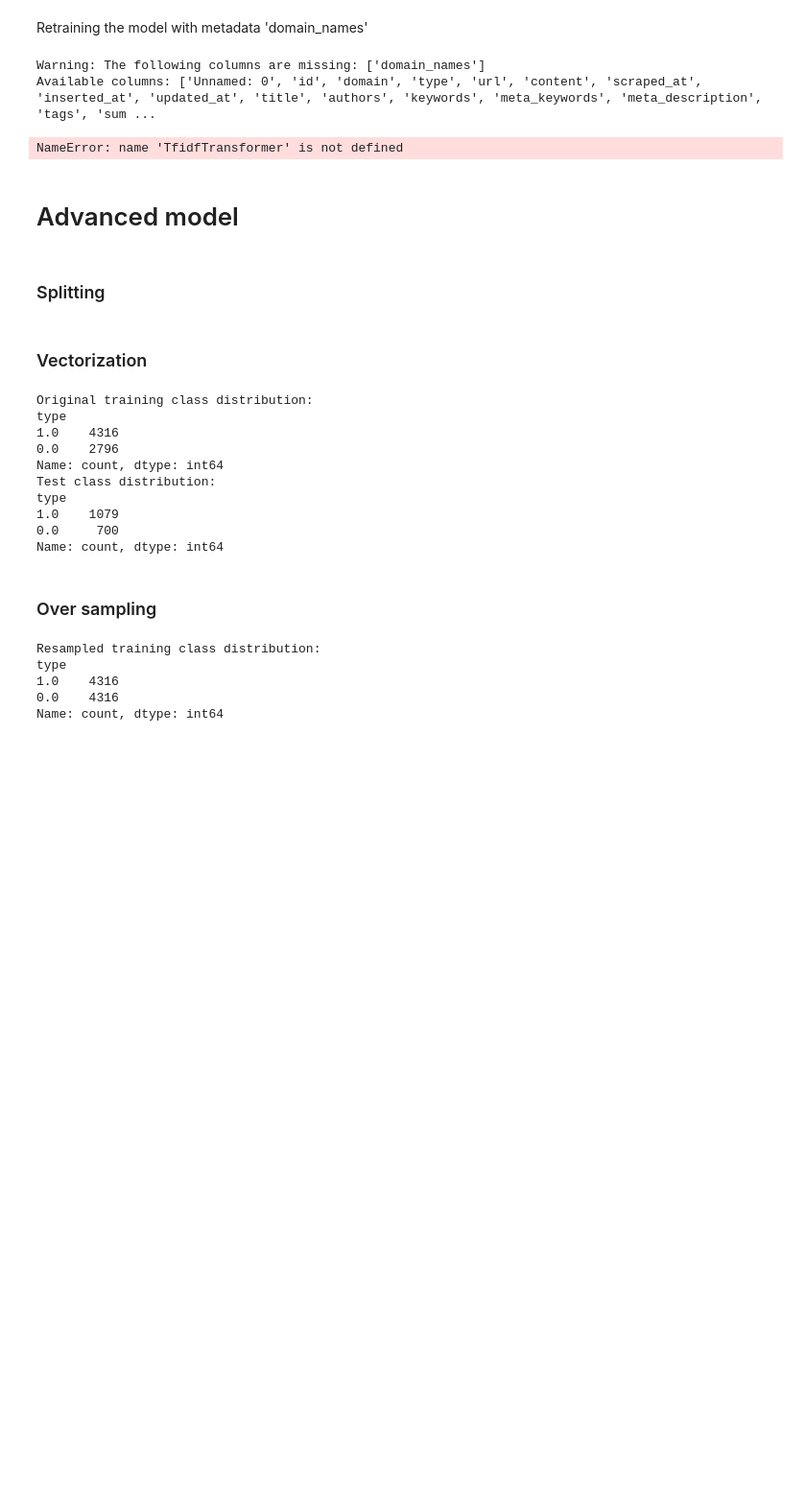
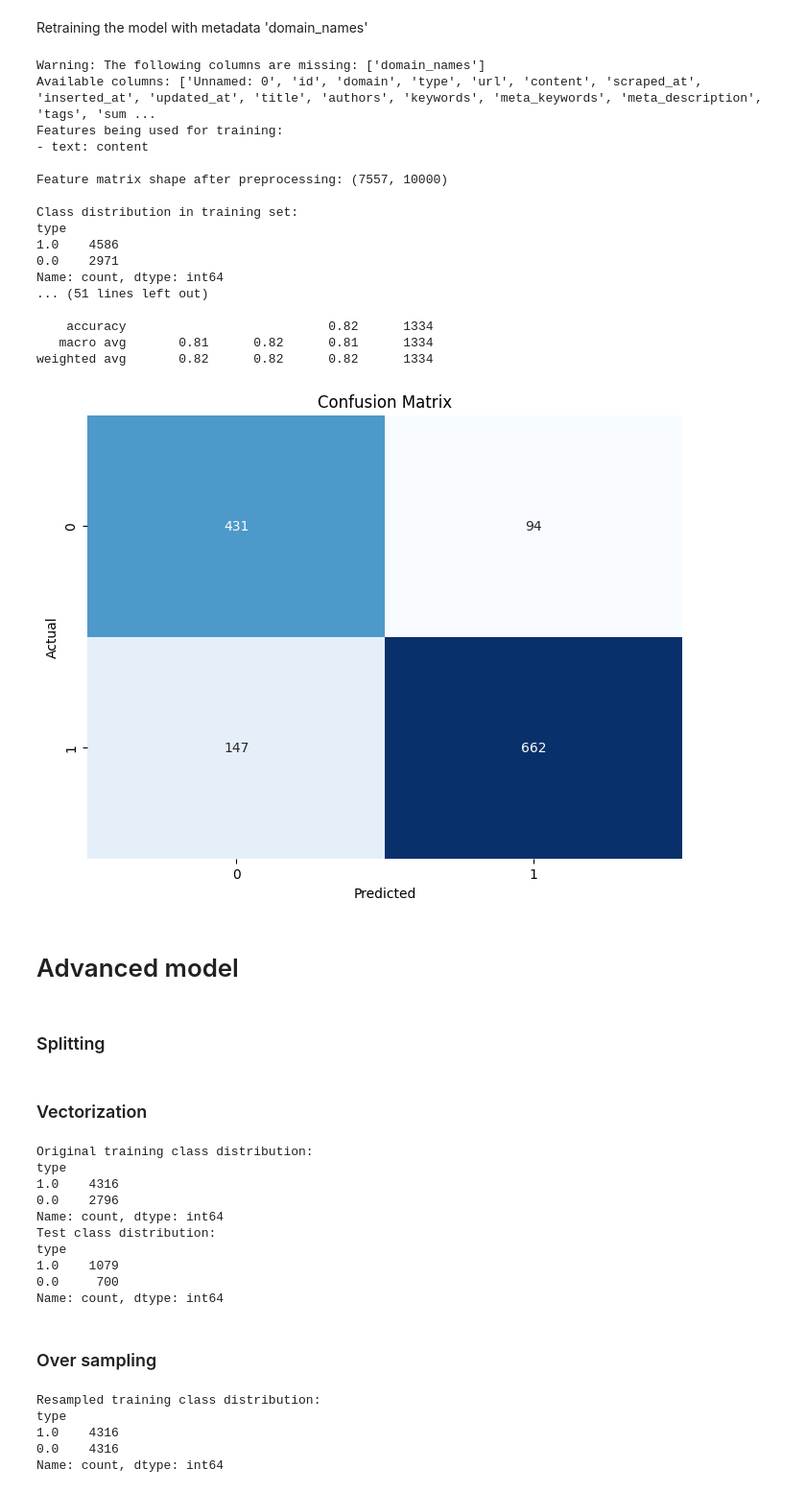
Before and after one commit to P1N60/gdsProjekt, a Jupyter notebook: model_trainer.ipynb, the cells around one changed output. Shown at 96% size. Cells and saved outputs as stored; diff of their text form; code cells hidden in the pictures; blank space fills up the shorter version.

```diff
--- a/model_trainer.ipynb
+++ b/model_trainer.ipynb
@@ -235,7 +233,7 @@ preprocessor = ColumnTransformer(
     transformers=[
         # Text feature processing
         ('text', Pipeline([
-            ('vect', CountVectorizer(lowercase=True, max_features=5000)),
+            ('vect', CountVectorizer(lowercase=True, max_features=10000)),
             ('tfidf', TfidfTransformer())
         ]), text_column),
 
@@ -329,34 +327,49 @@ try:
     text_importance = list(zip(text_features, coefficients[:n_text_features]))
 
     # Sort by absolute importance
     text_importance.sort(key=lambda x: abs(x[1]), reverse=True)
 
     print("\nTop 20 most important words:")
     for i, (feature, importance) in enumerate(text_importance[:20], 1):
         print(f"{i}. {feature}: {importance:.4f}")
 
 except (KeyError, AttributeError) as e:
     print(f"Could not analyze text feature importance: {e}")
 
 # Evaluate on validation set first
 y_val_pred = clf.predict(X_val_features)
 print("\nValidation set evaluation:")
 print(f"Accuracy: {accuracy_score(y_val, y_val_pred):.4f}")
 print("\nClassification Report:")
 print(classification_report(y_val, y_val_pred))
 
 # Plot confusion matrix
 cm = confusion_matrix(y_val, y_pred)
 plt.figure(figsize=(8, 6))
 sns.heatmap(cm, annot=True, fmt='d', cmap='Blues', cbar=False)
 plt.xlabel('Predicted')
 plt.ylabel('Actual')
 plt.title('Confusion Matrix')
 plt.show()
 # %% [output]
 Warning: The following columns are missing: ['domain_names']
 Available columns: ['Unnamed: 0', 'id', 'domain', 'type', 'url', 'content', 'scraped_at', 'inserted_at', 'updated_at', 'title', 'authors', 'keywords', 'meta_keywords', 'meta_description', 'tags', 'sum ...
+Features being used for training:
+- text: content
+
+Feature matrix shape after preprocessing: (7557, 10000)
+
+Class distribution in training set:
+type
+1.0    4586
+0.0    2971
+Name: count, dtype: int64
+... (51 lines left out)
+
+    accuracy                           0.82      1334
+   macro avg       0.81      0.82      0.81      1334
+weighted avg       0.82      0.82      0.82      1334
-NameError: name 'TfidfTransformer' is not defined
+[figure, added]
 # %% [markdown]
 # Advanced model
 # %% [markdown]
```
Also changed, not shown: parts of 12 cells of this notebook, 5 other files.
